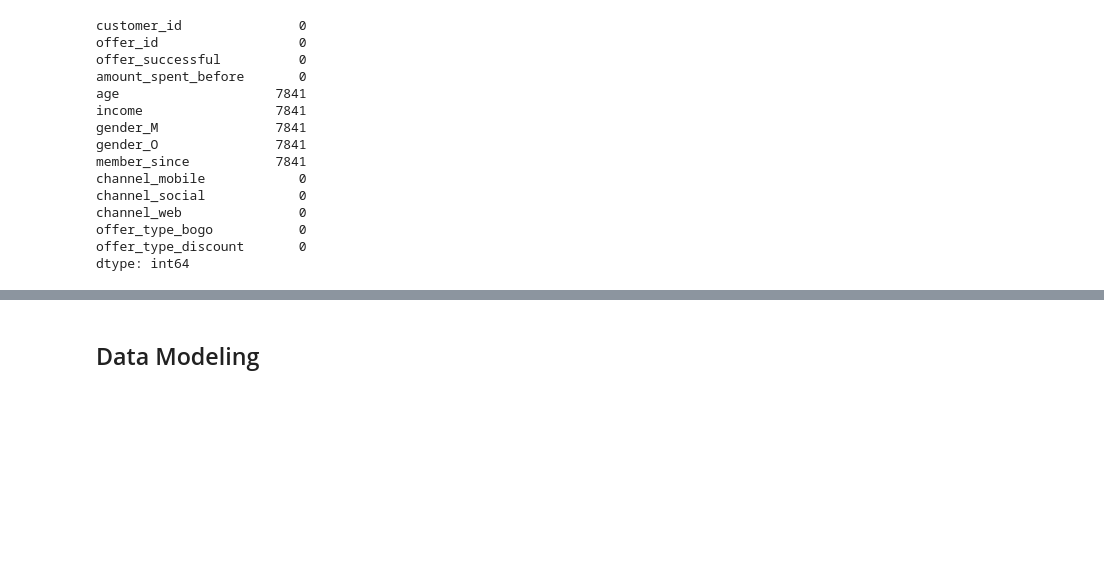
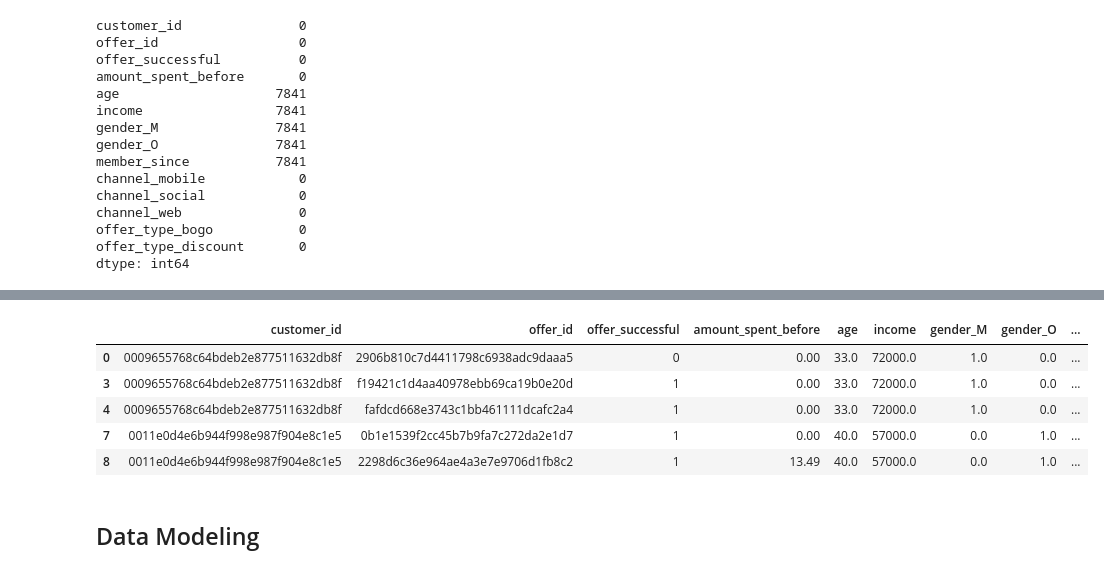
Before and after one commit to AliceSchuster/Udacity_Project_4, a Jupyter notebook: Starbucks_Capstone_notebook.ipynb, the cells around one changed output, grey strips where cells are left out. Saved outputs shown, nothing was run; the diff lists cells and outputs as text; code cells hidden in the pictures; blank space fills up the shorter version.

```diff
--- a/Starbucks_Capstone_notebook.ipynb
+++ b/Starbucks_Capstone_notebook.ipynb
@@ -764,6 +765,14 @@ merged_df[merged_df['age'].isna()].head()
 # %%
 # Delete all nan values, since we have no profile data
 merged_df = merged_df.dropna()
+merged_df.head()
+# %% [output]
+|  | customer_id | offer_id | offer_successful | amount_spent_before | age | income | gender_M | gender_O | ... |
+| 0 | 0009655768c64bdeb2e877511632db8f | 2906b810c7d4411798c6938adc9daaa5 | 0 | 0.00 | 33.0 | 72000.0 | 1.0 | 0.0 | ... |
+| 3 | 0009655768c64bdeb2e877511632db8f | f19421c1d4aa40978ebb69ca19b0e20d | 1 | 0.00 | 33.0 | 72000.0 | 1.0 | 0.0 | ... |
+| 4 | 0009655768c64bdeb2e877511632db8f | fafdcd668e3743c1bb461111dcafc2a4 | 1 | 0.00 | 33.0 | 72000.0 | 1.0 | 0.0 | ... |
+| 7 | 0011e0d4e6b944f998e987f904e8c1e5 | 0b1e1539f2cc45b7b9fa7c272da2e1d7 | 1 | 0.00 | 40.0 | 57000.0 | 0.0 | 1.0 | ... |
+| 8 | 0011e0d4e6b944f998e987f904e8c1e5 | 2298d6c36e964ae4a3e7e9706d1fb8c2 | 1 | 13.49 | 40.0 | 57000.0 | 0.0 | 1.0 | ... |
 # %% [markdown]
 ## Data Modeling
 # %%
```
Also changed, not shown: parts of 13 cells of this notebook.
